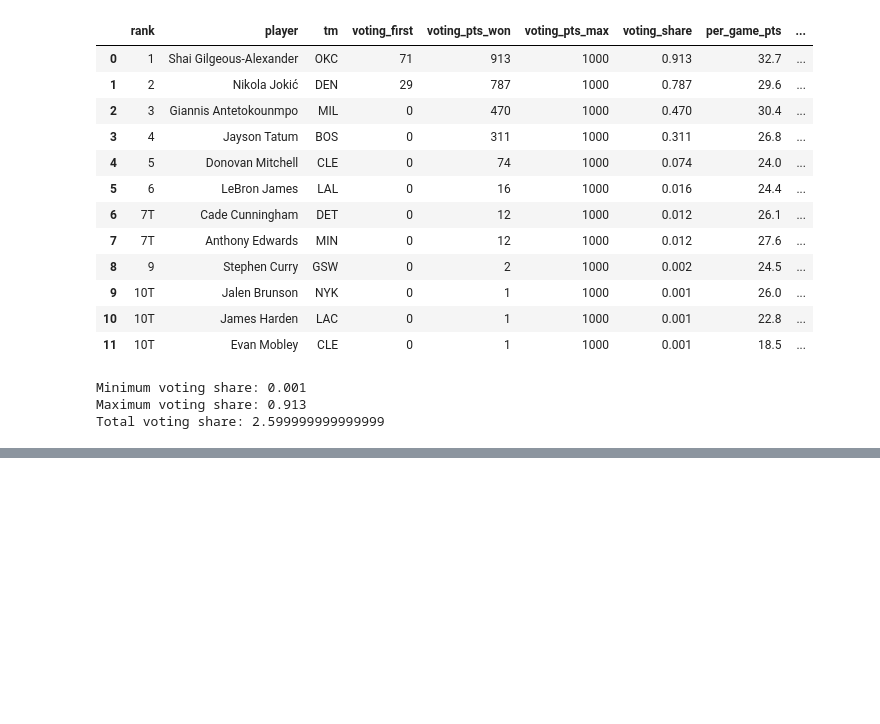
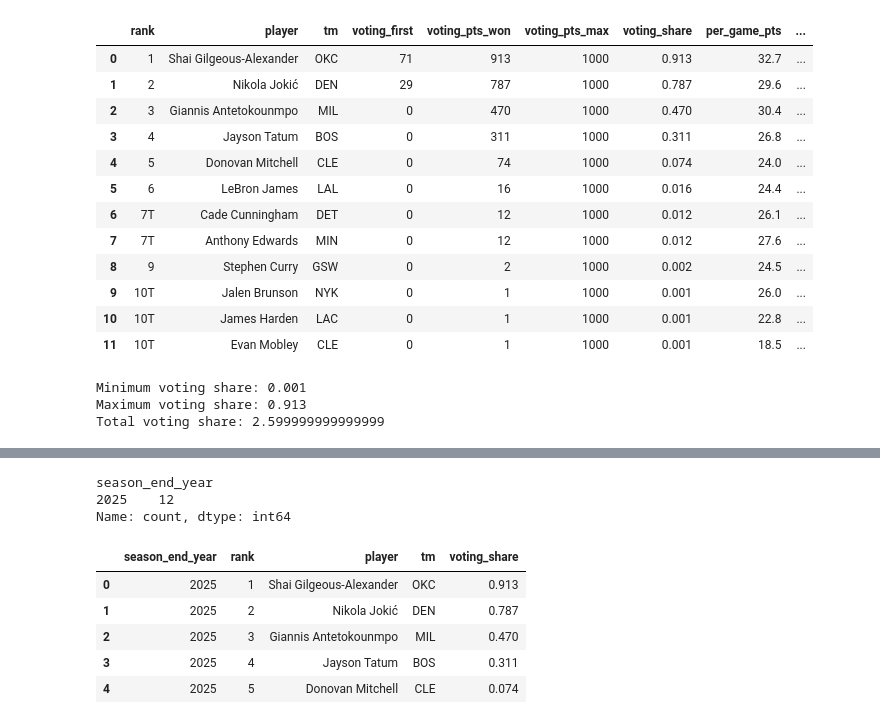
Before and after one commit to Vinnyb23/nba-mvp-predictor, a Jupyter notebook: notebooks/01_data_audit.ipynb, the cells around one changed output, grey strips where cells are left out. Drawn from its saved outputs; the diff is of its cells as text; code cells hidden in the pictures; blank space fills up the shorter version.

```diff
--- a/notebooks/01_data_audit.ipynb
+++ b/notebooks/01_data_audit.ipynb
@@ -259,0 +339,23 @@ Total voting share: 2.599999999999999
+# %%
+# Add a season identifier to every player row.
+mvp_2025_clean["season_end_year"] = season_end_year
+
+# Check that every row received the expected season value.
+print(mvp_2025_clean["season_end_year"].value_counts())
+
+# Preview the identifier alongside the target and player name.
+display(
+    mvp_2025_clean[
+        ["season_end_year", "rank", "player", "tm", "voting_share"]
+    ].head()
+)
+# %% [output]
+season_end_year
+2025    12
+Name: count, dtype: int64
+|  | season_end_year | rank | player | tm | voting_share |
+| 0 | 2025 | 1 | Shai Gilgeous-Alexander | OKC | 0.913 |
+| 1 | 2025 | 2 | Nikola Jokić | DEN | 0.787 |
+| 2 | 2025 | 3 | Giannis Antetokounmpo | MIL | 0.470 |
+| 3 | 2025 | 4 | Jayson Tatum | BOS | 0.311 |
+| 4 | 2025 | 5 | Donovan Mitchell | CLE | 0.074 |
```
Also changed, not shown: parts of 11 cells of this notebook.
